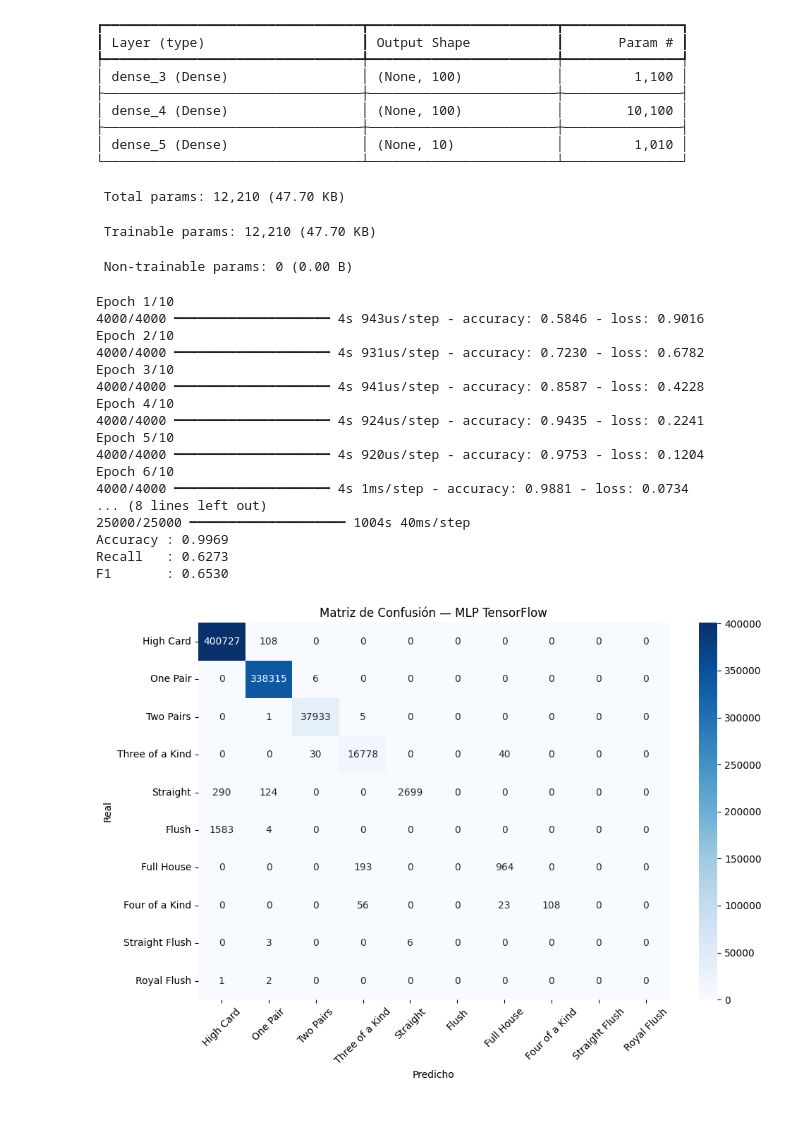
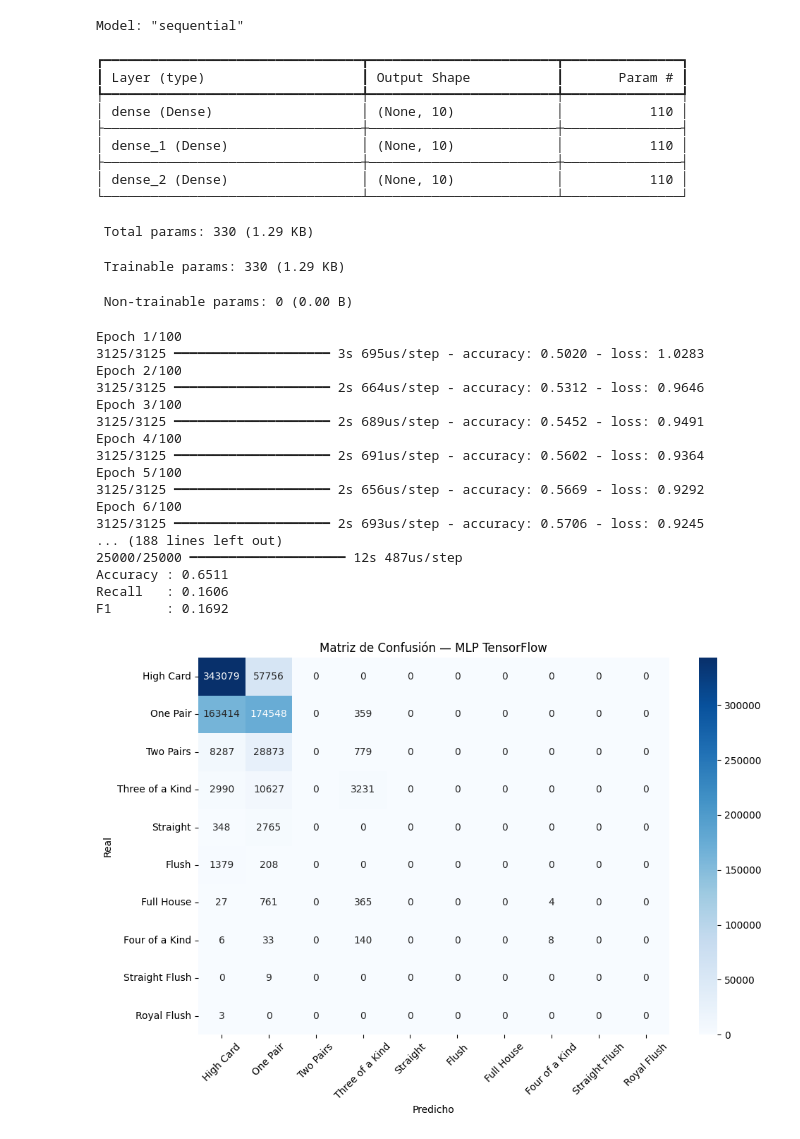
Before and after one commit to elunacado/AI_project, a Jupyter notebook: modelo/mlp_raw/MLP_raw.ipynb, the cells around one changed output. Saved outputs shown, nothing was run; the diff lists cells and outputs as text; code cells hidden in the pictures.

```diff
--- a/modelo/mlp_raw/MLP_raw.ipynb
+++ b/modelo/mlp_raw/MLP_raw.ipynb
@@ -8,6 +17,5 @@ from tensorflow import keras
 # %%
 # Se lee el dataset preprocesado
-#df = pd.read_csv('../../preprocesamiento/preprocesamiento_trainning.data', header=None)
 df = pd.read_csv('./train.data', header=None)
 
 x = df.iloc[:, :-1].values
@@ -31,9 +39,9 @@ modelo_tf = keras.Sequential([
     # Capa de entrada: recibe vectores de tamaño n_features
     keras.layers.Input(shape=(n_features,)),
     # Primera capa oculta con 10 neuronas y activación ReLU
-    keras.layers.Dense(100, activation='relu'),
+    keras.layers.Dense(10, activation='relu'),
     # Segunda capa oculta con 10 neuronas y activación ReLU
-    keras.layers.Dense(100, activation='relu'),
+    keras.layers.Dense(10, activation='relu'),
     # Capa de salida:
     # n_clases neuronas (una por clase)
     # softmax convierte las salidas en probabilidades
@@ -53,8 +61,8 @@ modelo_tf.summary()
 
 history = modelo_tf.fit(
     x, y,
-    epochs=10,          # número de iteraciones completas sobre el dataset
-    batch_size=200,      # tamaño de lote
+    epochs=100,          # número de iteraciones completas sobre el dataset
+    batch_size=256,      # tamaño de lote
     verbose=1           # muestra progreso en consola
 )
 
@@ -103,32 +114,33 @@ Model: "sequential_1"
-┏━━━━━━━━━━━━━━━━━━━━━━━━━━━━━━━━━┳━━━━━━━━━━━━━━━━━━━━━━━━┳━━━━━━━━━━━━━━━┓
-┃ Layer (type)                    ┃ Output Shape           ┃       Param # ┃
-┡━━━━━━━━━━━━━━━━━━━━━━━━━━━━━━━━━╇━━━━━━━━━━━━━━━━━━━━━━━━╇━━━━━━━━━━━━━━━┩
-│ dense_3 (Dense)                 │ (None, 100)            │         1,100 │
-├─────────────────────────────────┼────────────────────────┼───────────────┤
-│ dense_4 (Dense)                 │ (None, 100)            │        10,100 │
-├─────────────────────────────────┼────────────────────────┼───────────────┤
-│ dense_5 (Dense)                 │ (None, 10)             │         1,010 │
-└─────────────────────────────────┴────────────────────────┴───────────────┘
+Model: "sequential"
- Total params: 12,210 (47.70 KB)
+┏━━━━━━━━━━━━━━━━━━━━━━━━━━━━━━━━━┳━━━━━━━━━━━━━━━━━━━━━━━━┳━━━━━━━━━━━━━━━┓
+┃ Layer (type)                    ┃ Output Shape           ┃       Param # ┃
+┡━━━━━━━━━━━━━━━━━━━━━━━━━━━━━━━━━╇━━━━━━━━━━━━━━━━━━━━━━━━╇━━━━━━━━━━━━━━━┩
+│ dense (Dense)                   │ (None, 10)             │           110 │
+├─────────────────────────────────┼────────────────────────┼───────────────┤
+│ dense_1 (Dense)                 │ (None, 10)             │           110 │
+├─────────────────────────────────┼────────────────────────┼───────────────┤
+│ dense_2 (Dense)                 │ (None, 10)             │           110 │
+└─────────────────────────────────┴────────────────────────┴───────────────┘
- Trainable params: 12,210 (47.70 KB)
+ Total params: 330 (1.29 KB)
- Non-trainable params: 0 (0.00 B)
+ Trainable params: 330 (1.29 KB)
-Epoch 1/10
-4000/4000 ━━━━━━━━━━━━━━━━━━━━ 4s 943us/step - accuracy: 0.5846 - loss: 0.9016
-Epoch 2/10
-4000/4000 ━━━━━━━━━━━━━━━━━━━━ 4s 931us/step - accuracy: 0.7230 - loss: 0.6782
-Epoch 3/10
-4000/4000 ━━━━━━━━━━━━━━━━━━━━ 4s 941us/step - accuracy: 0.8587 - loss: 0.4228
-Epoch 4/10
-4000/4000 ━━━━━━━━━━━━━━━━━━━━ 4s 924us/step - accuracy: 0.9435 - loss: 0.2241
-Epoch 5/10
-4000/4000 ━━━━━━━━━━━━━━━━━━━━ 4s 920us/step - accuracy: 0.9753 - loss: 0.1204
-Epoch 6/10
-4000/4000 ━━━━━━━━━━━━━━━━━━━━ 4s 1ms/step - accuracy: 0.9881 - loss: 0.0734
-... (8 lines left out)
-25000/25000 ━━━━━━━━━━━━━━━━━━━━ 1004s 40ms/step
-Accuracy : 0.9969
-Recall   : 0.6273
-F1       : 0.6530
+ Non-trainable params: 0 (0.00 B)
+Epoch 1/100
+3125/3125 ━━━━━━━━━━━━━━━━━━━━ 3s 695us/step - accuracy: 0.5020 - loss: 1.0283
+Epoch 2/100
+3125/3125 ━━━━━━━━━━━━━━━━━━━━ 2s 664us/step - accuracy: 0.5312 - loss: 0.9646
+Epoch 3/100
+3125/3125 ━━━━━━━━━━━━━━━━━━━━ 2s 689us/step - accuracy: 0.5452 - loss: 0.9491
+Epoch 4/100
+3125/3125 ━━━━━━━━━━━━━━━━━━━━ 2s 691us/step - accuracy: 0.5602 - loss: 0.9364
+Epoch 5/100
+3125/3125 ━━━━━━━━━━━━━━━━━━━━ 2s 656us/step - accuracy: 0.5669 - loss: 0.9292
+Epoch 6/100
+3125/3125 ━━━━━━━━━━━━━━━━━━━━ 2s 693us/step - accuracy: 0.5706 - loss: 0.9245
+... (188 lines left out)
+25000/25000 ━━━━━━━━━━━━━━━━━━━━ 12s 487us/step
+Accuracy : 0.6511
+Recall   : 0.1606
+F1       : 0.1692
-[figure, old version]
+[figure, new version]
 # %%
 modelo_tf.save("modelo_poker_raw.keras")
```
Also changed, not shown: parts of 2 cells of this notebook, 7 other files.
